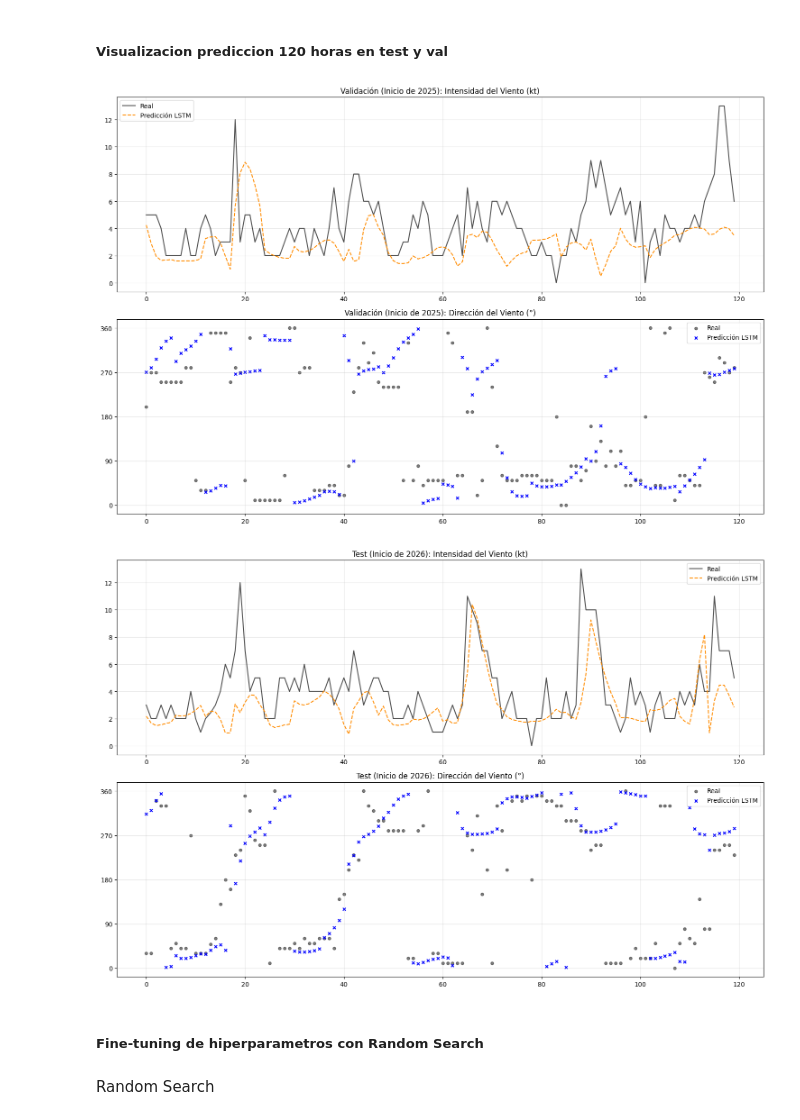
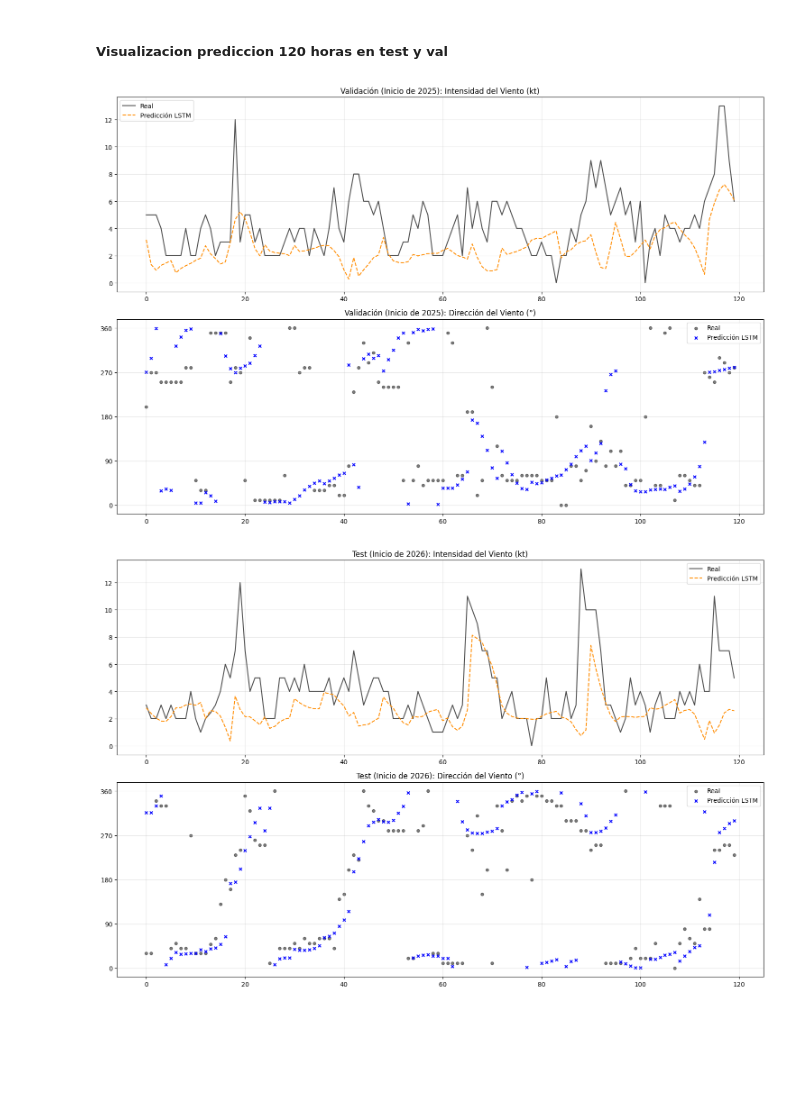
Before and after one commit to OmarLAlbarracinM/Prediccion-Cizalladura-SKBQ, a Jupyter notebook: docs/notebooks/PROYECTO_DE_GRADO_O.ipynb, the cells around one changed output. Cells and saved outputs as stored; diff of their text form; code cells hidden in the pictures; blank space fills up the shorter version.

```diff
--- a/docs/notebooks/PROYECTO_DE_GRADO_O.ipynb
+++ b/docs/notebooks/PROYECTO_DE_GRADO_O.ipynb
@@ -1228,15 +1243,15 @@ batch_size_train = 256 # Un lote más grande acelera el entrenamiento en TF
 batch_size_test = 1    # Como en tu notebook, batch_size=1 en test facilita la inferencia
 
 # 1. Generador de Entrenamiento
-train_generator = TimeseriesGenerator(train_data, train_data,
+train_generator = TimeseriesGenerator( Xtrain_data, y_train,
                                       length=n_back, batch_size=batch_size_train)
 
 # 2. Generador de Validación
-val_generator = TimeseriesGenerator(val_data, val_data,
+val_generator = TimeseriesGenerator(Xval_data, y_val,
                                     length=n_back, batch_size=batch_size_train)
 
 # 3. Generador de Prueba
-test_generator = TimeseriesGenerator(test_data, test_data,
+test_generator = TimeseriesGenerator(Xtest_data, y_test,
                                      length=n_back, batch_size=batch_size_test)
 
 # --- Verificación de la estructura ---
@@ -1251,15 +1266,16 @@ Estructura del lote y: (256, 2) -> (Batch_size, features)
 # %% [markdown]
 ##### Entrenamiento del modelo LSTM
 # %%
-# Número de variables a predecir
-n_features = 2
+# Número de variables entradas (u, v, temperatura, rocio)
+n_features = 4
+n_outputs = 2  # Solo queremos predecir u y v para el próximo paso
 
 # 1. Diseño de la Arquitectura del Modelo
 model = Sequential()
-# Capa LSTM: 200 neuronas, activación relu, recibe (48, 2)
+# Capa LSTM: 200 neuronas, activación relu, recibe (48, 4)
 model.add(LSTM(200, activation='relu', input_shape=(n_back, n_features)))
 # Capa Densa: 2 neuronas de salida directa (para u y v en el tiempo t+1)
-model.add(Dense(n_features))
+model.add(Dense(n_outputs))
 
 # 2. Compilación
 model.compile(optimizer='adam', loss='mse')
@@ -1562,51 +1618,54 @@ def visualizar_zoom_lstm(modelo, data_escalada, scaler, titulo, n_muestras=120,
         ventana = data_escalada[t - n_back : t]
         ventana_3d = np.expand_dims(ventana, axis=0)
 
-        # 2. Predict autoregresivo
-        pred_esc = predict_autoregressive(modelo, ventana_3d, horizon)
+        # 2. Exógenas futuras (temperatura, rocío)
+        exog_future = data_escalada[t : t + horizon, 2:]
+
+        # 3. Predict autoregresivo
+        pred_esc = predict_autoregressive(modelo, ventana_3d, exog_future, horizon)
         real_esc = data_escalada[t : t + horizon]
 
-        # 3. Inversa y Transformación Física
-        p_nudos = scaler.inverse_transform(pred_esc)
-        r_nudos = scaler.inverse_transform(real_esc)
+        #4 reconstrucción completa para desescalar correctamente
+        pred_full = np.concatenate([pred_esc, real_esc[:, 2:]], axis=1)
+
+
+        # 4. Inversa y Transformación Física
+        p_nudos = scaler.inverse_transform(pred_full)[:, :2]  # Solo u y v para convertir a nudos
+        r_nudos = scaler.inverse_transform(real_esc)[:, :2]  # Solo u y v para convertir a nudos
 
         i_p, d_p = uv_a_meteorologia(p_nudos)
         i_r, d_r = uv_a_meteorologia(r_nudos)
 
         all_int_pred.extend(i_p); all_int_real.extend(i_r)
         all_dir_pred.extend(d_p); all_dir_real.extend(d_r)
 
     # Gráficos
     fig, (ax1, ax2) = plt.subplots(2, 1, figsize=(15, 10))
     t_eje = np.arange(len(all_int_real))
 
     # Subplot 1: Intensidad
     ax1.plot(t_eje, all_int_real, label='Real', color='black', alpha=0.7)
     ax1.plot(t_eje, all_int_pred, label='Predicción LSTM', color='darkorange', linestyle='--')
     ax1.set_title(f'{titulo}: Intensidad del Viento (kt)')
     ax1.legend(); ax1.grid(True, alpha=0.3)
 
     # Subplot 2: Dirección
     ax2.scatter(t_eje, all_dir_real, label='Real', color='black', s=20, alpha=0.5)
     ax2.scatter(t_eje, all_dir_pred, label='Predicción LSTM', color='blue', marker='x', s=20)
     ax2.set_title(f'{titulo}: Dirección del Viento (°)')
     ax2.set_yticks([0, 90, 180, 270, 360])
     ax2.legend(); ax2.grid(True, alpha=0.3)
 
     plt.tight_layout()
     plt.show()
 
 # --- Ejecución de las Gráficas ---
 
 # 1. Gráfica para Validación (2025)
-visualizar_zoom_lstm(model, val_data, scaler, "Validación (Inicio de 2025)")
+visualizar_zoom_lstm(model, Xval_data, scaler, "Validación (Inicio de 2025)")
 
 # 2. Gráfica para Test (2026)
-visualizar_zoom_lstm(model, test_data, scaler, "Test (Inicio de 2026)")
+visualizar_zoom_lstm(model, Xtest_data, scaler, "Test (Inicio de 2026)")
 # %% [output]
-[figure, old version]
+[figure, new version]
-[figure, old version]
+[figure, new version]
-# %% [markdown]
-##### Fine-tuning de hiperparametros con Random Search
-# %% [markdown]
-Random Search
```
Also changed, not shown: parts of 15 cells of this notebook.
